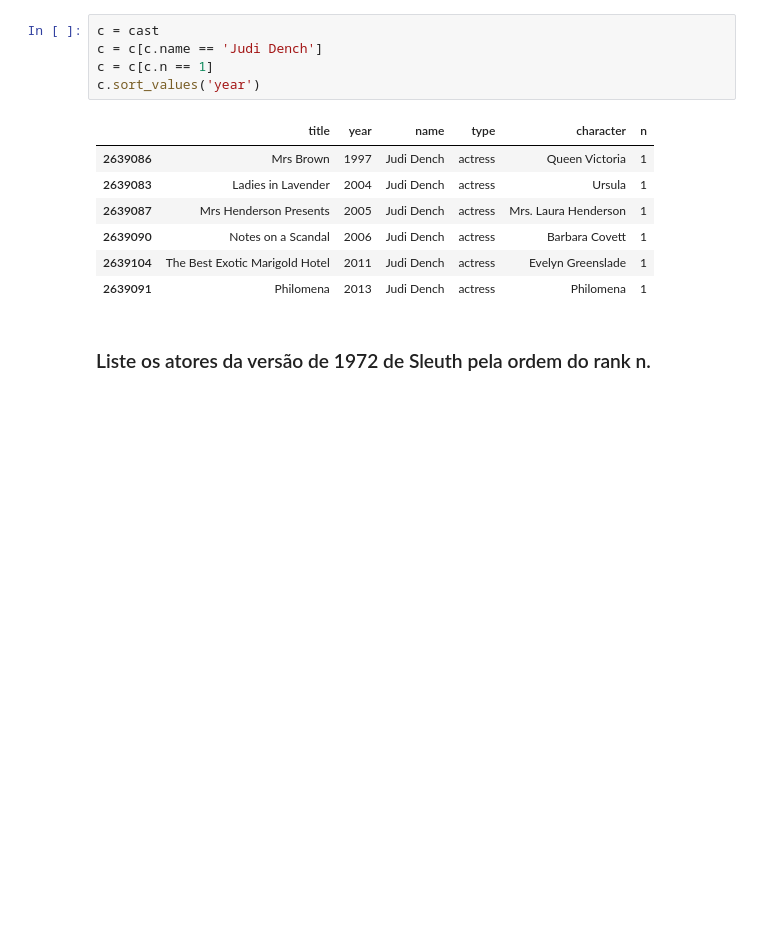
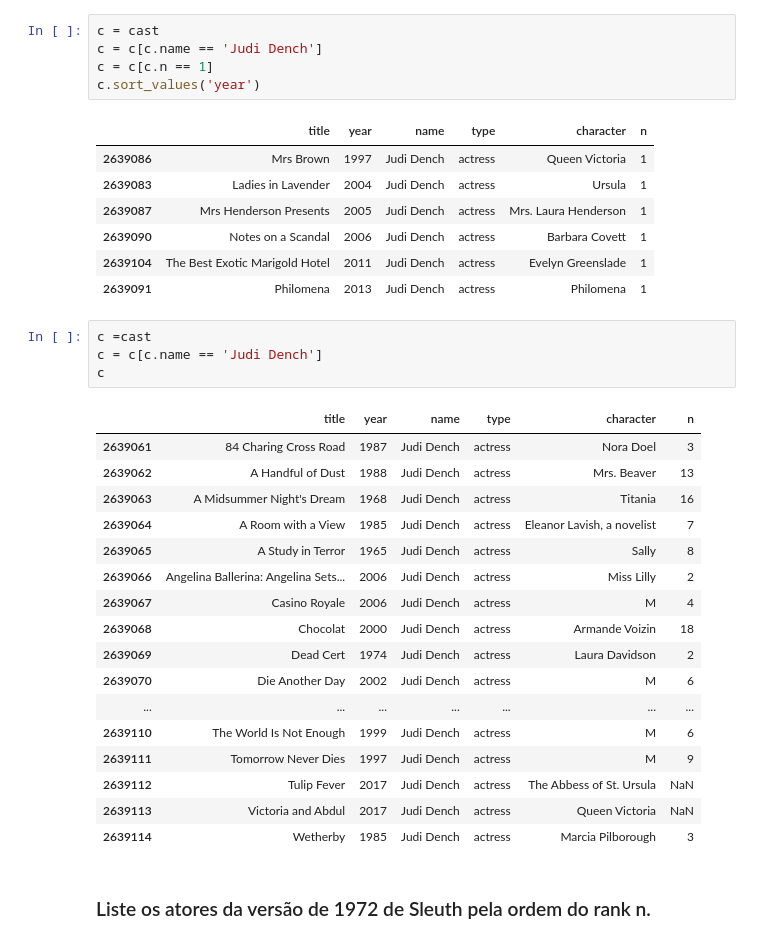
Before and after one commit to opensanca/trilha-python, a Jupyter notebook: 04-python-prat/data_science/Python and Data Science.ipynb, the cells around one changed output. Cells and saved outputs as stored; diff of their text form; blank space fills up the shorter version.

```diff
--- a/04-python-prat/data_science/Python and Data Science.ipynb
+++ b/04-python-prat/data_science/Python and Data Science.ipynb
@@ -636,6 +694,28 @@ c.sort_values('year')
 | 2639090 | Notes on a Scandal | 2006 | Judi Dench | actress | Barbara Covett | 1 |
 | 2639104 | The Best Exotic Marigold Hotel | 2011 | Judi Dench | actress | Evelyn Greenslade | 1 |
 | 2639091 | Philomena | 2013 | Judi Dench | actress | Philomena | 1 |
+# %%
+c =cast
+c = c[c.name == 'Judi Dench']
+c
+# %% [output]
+|  | title | year | name | type | character | n |
+| 2639061 | 84 Charing Cross Road | 1987 | Judi Dench | actress | Nora Doel | 3 |
+| 2639062 | A Handful of Dust | 1988 | Judi Dench | actress | Mrs. Beaver | 13 |
+| 2639063 | A Midsummer Night's Dream | 1968 | Judi Dench | actress | Titania | 16 |
+| 2639064 | A Room with a View | 1985 | Judi Dench | actress | Eleanor Lavish, a novelist | 7 |
+| 2639065 | A Study in Terror | 1965 | Judi Dench | actress | Sally | 8 |
+| 2639066 | Angelina Ballerina: Angelina Sets... | 2006 | Judi Dench | actress | Miss Lilly | 2 |
+| 2639067 | Casino Royale | 2006 | Judi Dench | actress | M | 4 |
+| 2639068 | Chocolat | 2000 | Judi Dench | actress | Armande Voizin | 18 |
+| 2639069 | Dead Cert | 1974 | Judi Dench | actress | Laura Davidson | 2 |
+| 2639070 | Die Another Day | 2002 | Judi Dench | actress | M | 6 |
+| ... | ... | ... | ... | ... | ... | ... |
+| 2639110 | The World Is Not Enough | 1999 | Judi Dench | actress | M | 6 |
+| 2639111 | Tomorrow Never Dies | 1997 | Judi Dench | actress | M | 9 |
+| 2639112 | Tulip Fever | 2017 | Judi Dench | actress | The Abbess of St. Ursula | NaN |
+| 2639113 | Victoria and Abdul | 2017 | Judi Dench | actress | Queen Victoria | NaN |
+| 2639114 | Wetherby | 1985 | Judi Dench | actress | Marcia Pilborough | 3 |
 # %% [markdown]
 ### Liste os atores da versão de 1972 de Sleuth pela ordem do rank n.
 # %%
```
Also changed, not shown: parts of 16 cells of this notebook, 1 other file.
